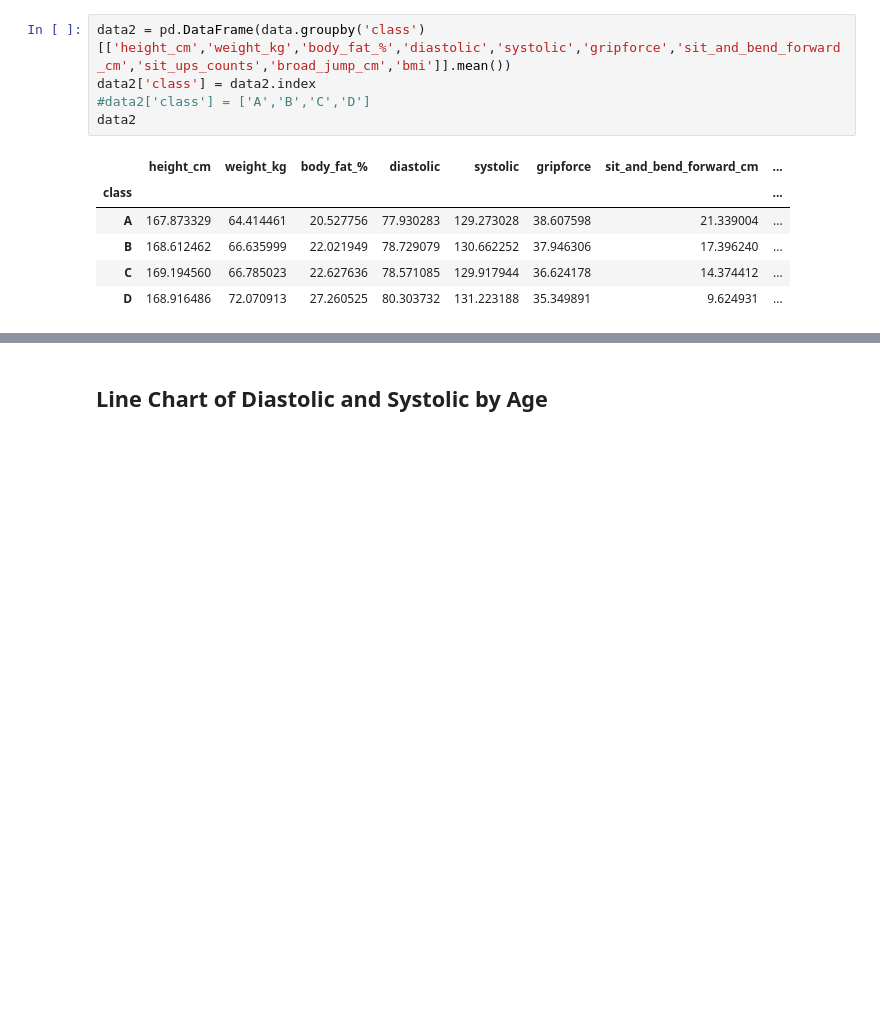
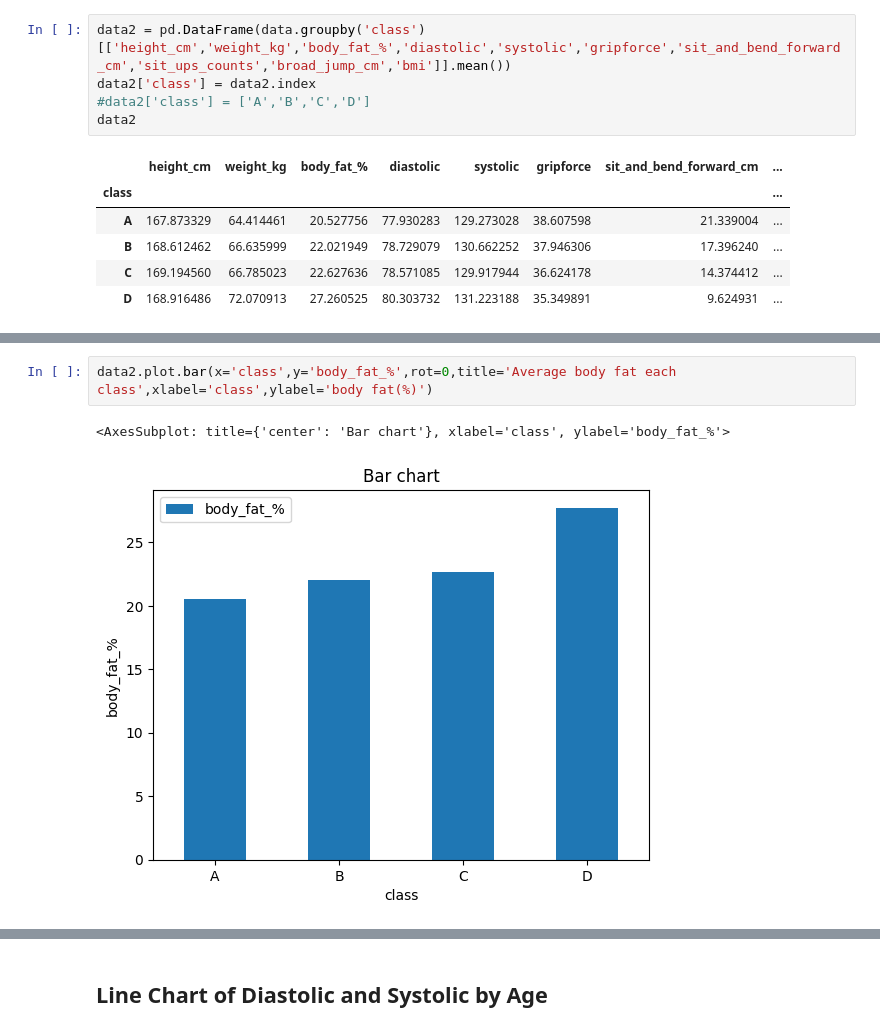
Before and after one commit to kookwangs/DataMiningProject, a Jupyter notebook: project_visualization.ipynb, the cells around one changed output, grey strips where cells are left out. Cells and saved outputs as stored; diff of their text form; blank space fills up the shorter version.

```diff
--- a/project_visualization.ipynb
+++ b/project_visualization.ipynb
@@ -257,0 +253,5 @@ data2.plot.bar(x='class',y='height_cm',rot=0)
+# %%
+data2.plot.bar(x='class',y='body_fat_%',rot=0,title='Average body fat each class',xlabel='class',ylabel='body fat(%)')
+# %% [output]
+<AxesSubplot: title={'center': 'Bar chart'}, xlabel='class', ylabel='body_fat_%'>
+[figure, added]
```
Also changed, not shown: parts of 11 cells of this notebook.
